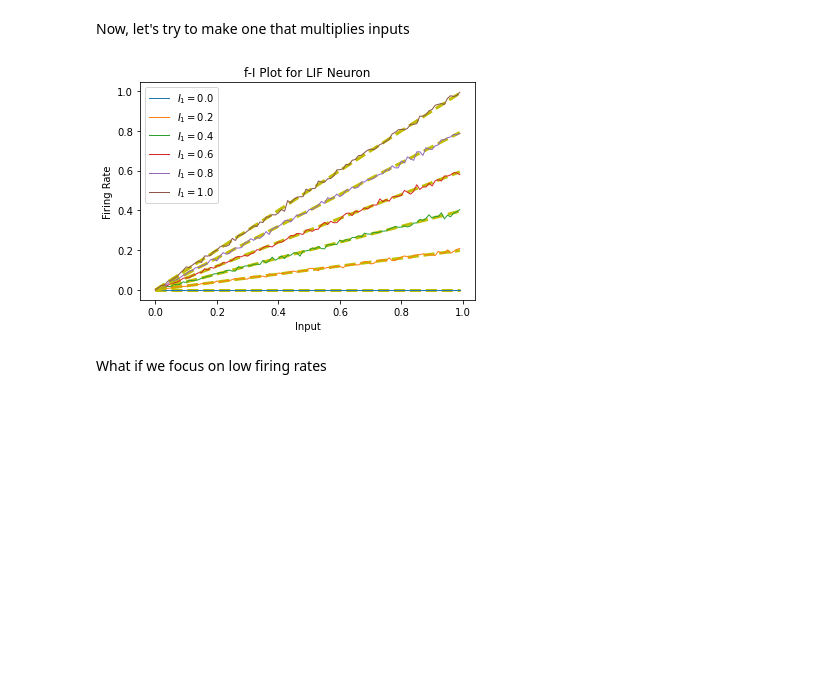
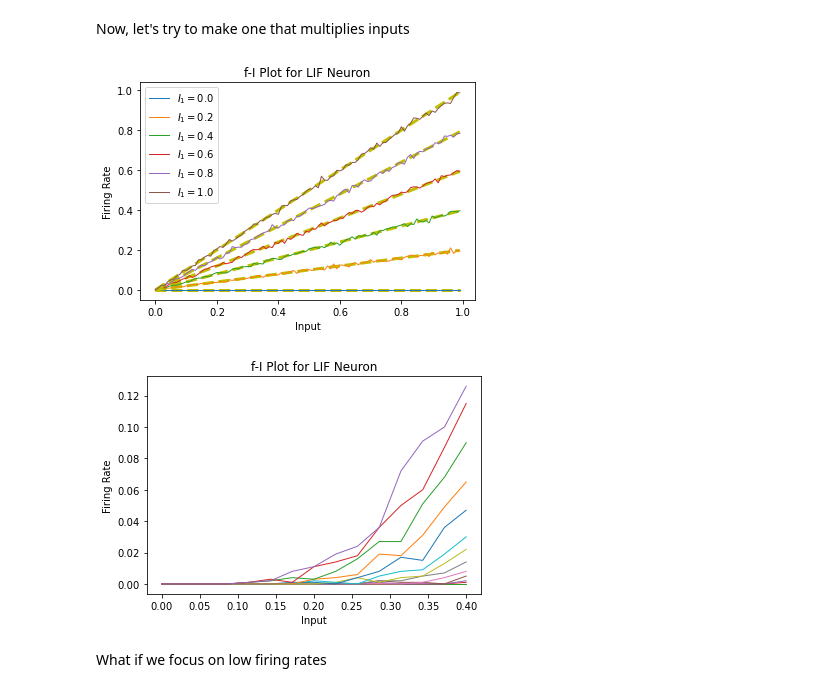
Before and after one commit to ajherman/attention, a Jupyter notebook: scaled_dot_product.ipynb, the cells around one changed output. Saved outputs shown, nothing was run; the diff lists cells and outputs as text; code cells hidden in the pictures; blank space fills up the shorter version.

```diff
--- a/scaled_dot_product.ipynb
+++ b/scaled_dot_product.ipynb
@@ -60,7 +60,7 @@ Angle:  0.84722  radians
 Next, we try to do the same thing using something like a LIF neuron
 # %%
 class LIF():
-    def __init__(self, tau, dt, Vth, Vreset, Vinit):
+    def __init__(self, tau, dt, Vth, Vreset, Vinit,rfp=0.0):
         self.tau = tau
         self.dt = dt
         self.Vth = Vth
@@ -183,7 +183,51 @@ plt.title('f-I Plot for LIF Neuron')
 plt.legend()
 plt.show()
 # %% [output]
-[figure, old version]
+[figure, new version]
+# %%
+dt = 0.1 #0.01
+tau = 1.0 #dt/10 Looks cool!
+Vth = 1.0
+Vreset = 0
+Vinit = 0
+lif = LIF(tau, dt, Vth, Vreset, Vinit)
+
+K = int(1000/dt)
+T = range(K)
+firing_rates = []
+# inputs = np.arange(0, 1.0, 0.01)
+inputs = np.linspace(0.0, 0.4, 15)
+wait1 = 0
+wait2 = 0
+for I1 in inputs:
+    firing_rates = []
+    for I2 in inputs:
+        # T = range(K)
+        for t in range(K):
+            spike1 = np.random.random()<I1 and wait1 == 0
+            spike2 = np.random.random()<I2 and wait1 == 0
+            if spike1:
+                wait1 = 1
+            if spike2:
+                wait2 = 1
+            if wait1 > 0:
+                wait1 -= 1
+            if wait2 > 0:
+                wait2 -= 1
+            spiking_input = spike1+spike2
+            lif.update(spiking_input)
+        firing_rates.append(lif.mean_activity())
+        lif.reset()
+
+    # plt.plot(inputs, I1*inputs, 'y--', linewidth=3)  # Add identity plot
+    plt.plot(inputs, np.array(firing_rates)/dt,linewidth=1,label=r"$I_1=$"+str(I1))
+plt.xlabel('Input')
+plt.ylabel('Firing Rate')
+plt.title('f-I Plot for LIF Neuron')
+# plt.legend()
+plt.show()
+# %% [output]
+[figure, added]
 # %% [markdown]
 What if we focus on low firing rates
 # %%
```
Also changed, not shown: parts of 1 cell of this notebook, 1 other file.
